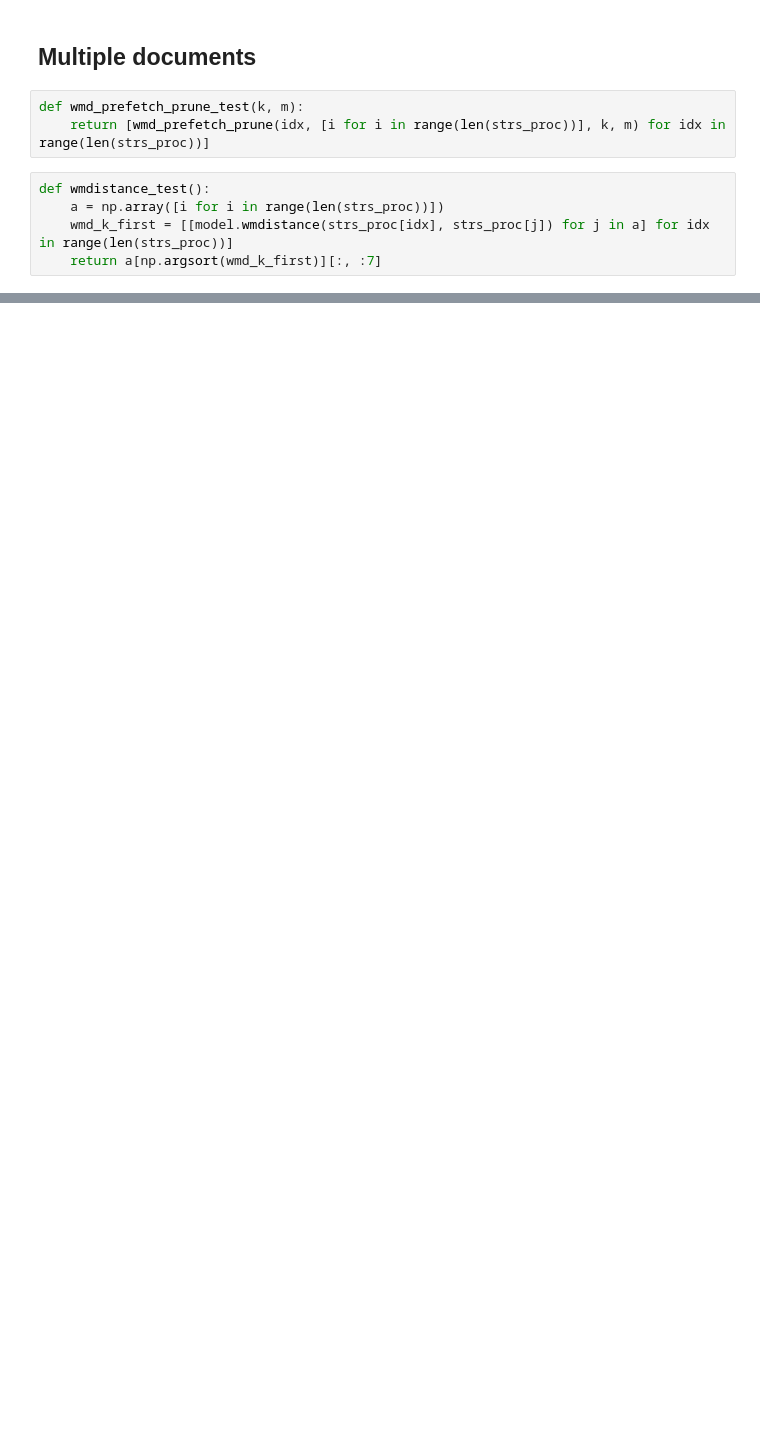
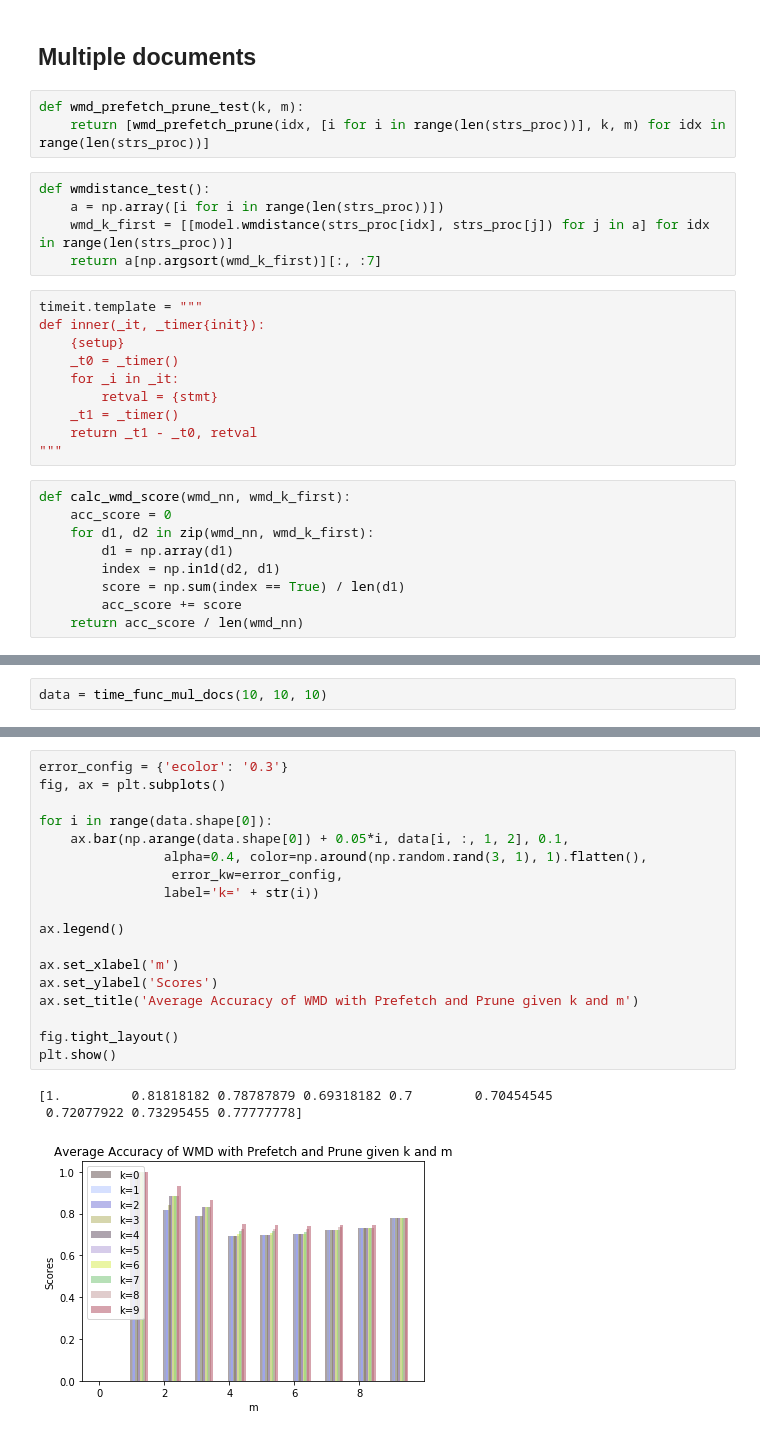
Before and after one commit to cpcdoy/WMD, a Jupyter notebook: Word Mover’s Distance.ipynb, the cells around one changed output, grey strips where cells are left out. Drawn from its saved outputs; the diff is of its cells as text; blank space fills up the shorter version.

```diff
--- a/Word Mover’s Distance.ipynb
+++ b/Word Mover’s Distance.ipynb
@@ -595,4 +623,23 @@ def wmdistance_test():
     a = np.array([i for i in range(len(strs_proc))])
     wmd_k_first = [[model.wmdistance(strs_proc[idx], strs_proc[j]) for j in a] for idx in range(len(strs_proc))]
     return a[np.argsort(wmd_k_first)][:, :7]
+# %%
+timeit.template = """
+def inner(_it, _timer{init}):
+    {setup}
+    _t0 = _timer()
+    for _i in _it:
+        retval = {stmt}
+    _t1 = _timer()
+    return _t1 - _t0, retval
+"""
+# %%
+def calc_wmd_score(wmd_nn, wmd_k_first):
+    acc_score = 0
+    for d1, d2 in zip(wmd_nn, wmd_k_first):
+        d1 = np.array(d1)
+        index = np.in1d(d2, d1)
+        score = np.sum(index == True) / len(d1)
+        acc_score += score
+    return acc_score / len(wmd_nn)
 # %%
@@ -624,0 +672,2 @@ data = np.array([time_func(i, len(strs_proc), 100) for i in funcs])
+# %%
+data = time_func_mul_docs(10, 10, 10)
@@ -624,0 +692,22 @@ data = np.array([time_func(i, len(strs_proc), 100) for i in funcs])
+# %%
+error_config = {'ecolor': '0.3'}
+fig, ax = plt.subplots()
+
+for i in range(data.shape[0]):
+    ax.bar(np.arange(data.shape[0]) + 0.05*i, data[i, :, 1, 2], 0.1,
+                alpha=0.4, color=np.around(np.random.rand(3, 1), 1).flatten(),
+                 error_kw=error_config,
+                label='k=' + str(i))
+
+ax.legend()
+
+ax.set_xlabel('m')
+ax.set_ylabel('Scores')
+ax.set_title('Average Accuracy of WMD with Prefetch and Prune given k and m')
+
+fig.tight_layout()
+plt.show()
+# %% [output]
+[1.         0.81818182 0.78787879 0.69318182 0.7        0.70454545
+ 0.72077922 0.73295455 0.77777778]
+[figure, added]
```
Also changed, not shown: parts of 26 cells of this notebook.
